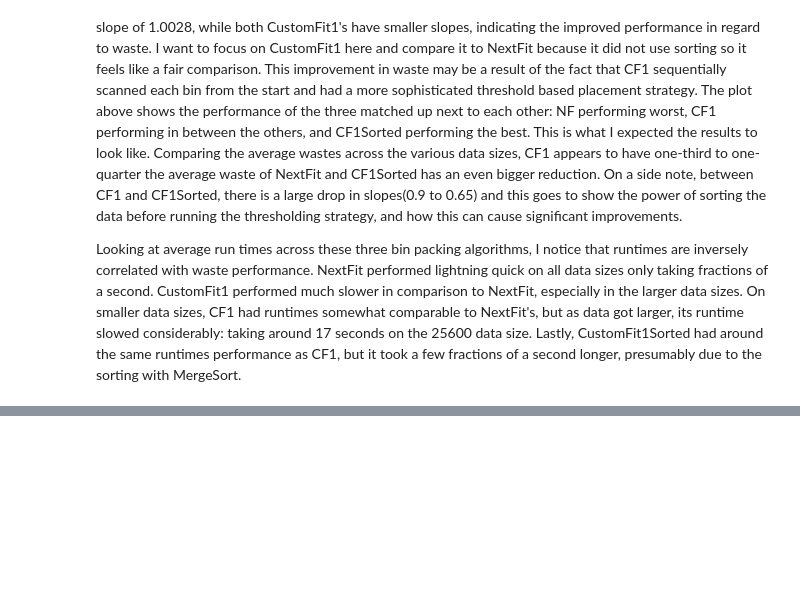
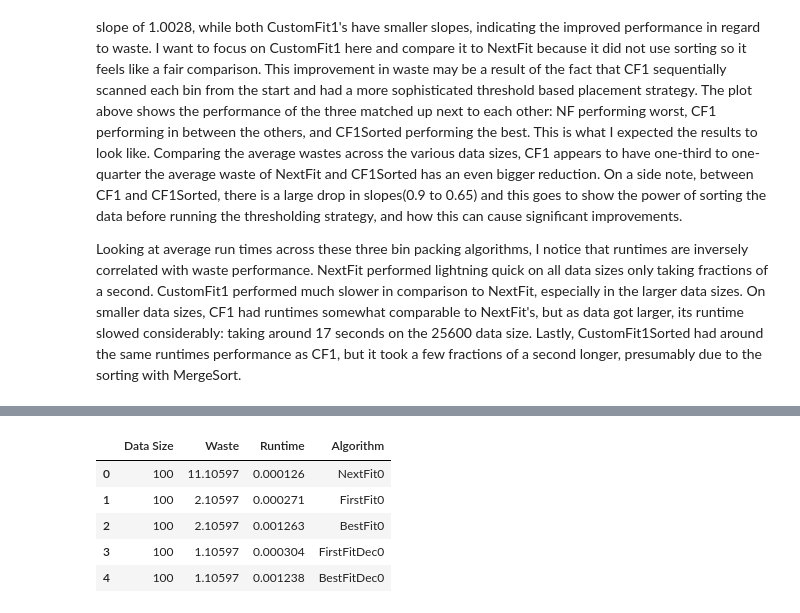
Before and after one commit to connormcmanigal/bin-packing-analysis, a Jupyter notebook: report.ipynb, the cells around one changed output, grey strips where cells are left out. Saved outputs shown, nothing was run; the diff lists cells and outputs as text; code cells hidden in the pictures; blank space fills up the shorter version.

```diff
--- a/report.ipynb
+++ b/report.ipynb
@@ -574,0 +586,11 @@ Looking at average run times across these three bin packing algorithms, I notice
+# %%
+cf2 = pd.read_csv("cf2_results.csv")
+cf2['Algorithm'] = cf2['Algos'].apply(format_string)
+cf2 = cf2.drop('Algos', axis=1)
+# %% [output]
+|  | Data Size | Waste | Runtime | Algorithm |
+| 0 | 100 | 11.10597 | 0.000126 | NextFit0 |
+| 1 | 100 | 2.10597 | 0.000271 | FirstFit0 |
+| 2 | 100 | 2.10597 | 0.001263 | BestFit0 |
+| 3 | 100 | 1.10597 | 0.000304 | FirstFitDec0 |
+| 4 | 100 | 1.10597 | 0.001238 | BestFitDec0 |
```
Also changed, not shown: parts of 3 cells of this notebook, 1 other file.
